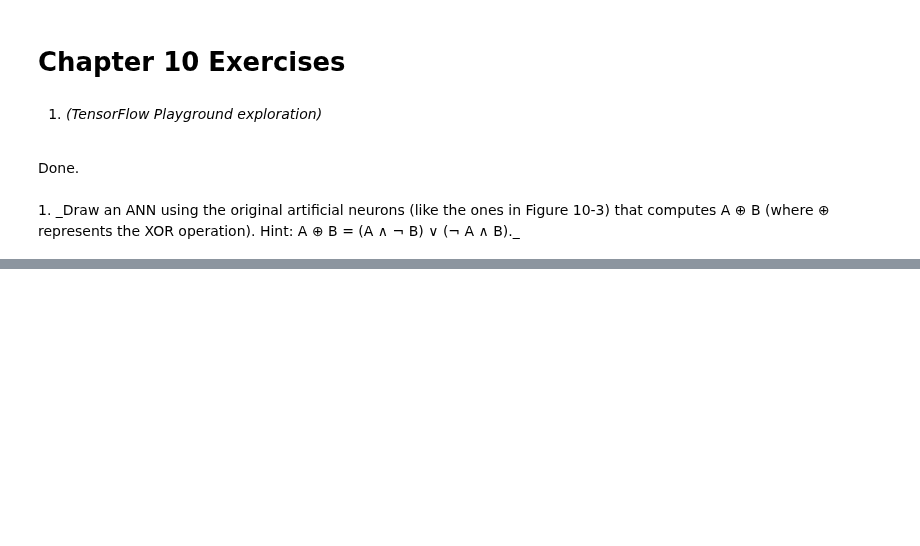
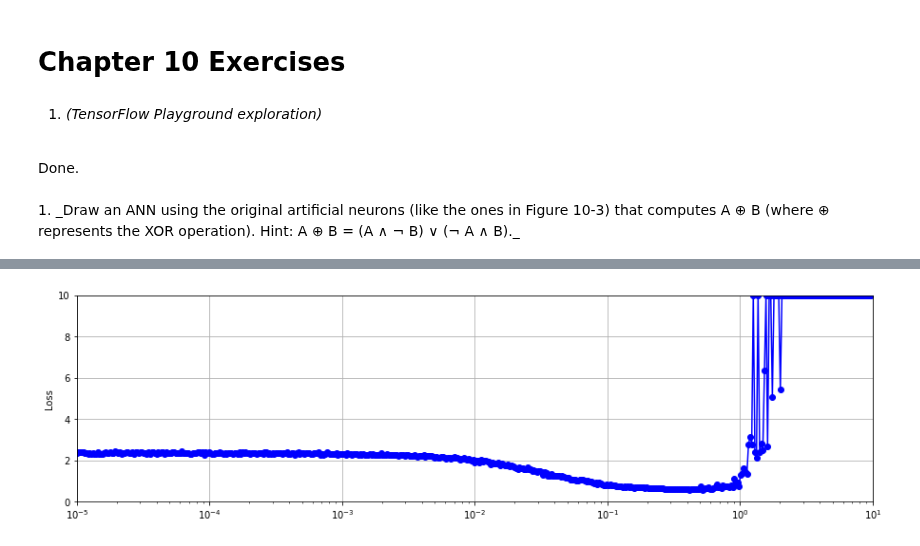
Before and after one commit to chrismarch/ml-exercises, a Jupyter notebook: 10_anns_w_keras.ipynb, the cells around one changed output, grey strips where cells are left out. Saved outputs shown, nothing was run; the diff lists cells and outputs as text; code cells hidden in the pictures; blank space fills up the shorter version.

```diff
--- a/10_anns_w_keras.ipynb
+++ b/10_anns_w_keras.ipynb
@@ -40,0 +100,20 @@ TODO Reverse-mode autodiff is the processes of automatically determining the gra
+# %%
+learning_rate = 1e-5
+learning_rates = []
+losses = []
+for i in range(0, 500):
+    model = tf.keras.Sequential([
+        tf.keras.layers.Flatten(input_shape=[28, 28]),
+        tf.keras.layers.Dense(300, activation="relu"),
+        tf.keras.layers.Dense(100, activation="relu"),
+        tf.keras.layers.Dense(10, activation="softmax")
+    ])
+    model.compile(loss="sparse_categorical_crossentropy",
+                  optimizer=tf.keras.optimizers.SGD(learning_rate=learning_rate),
+                  metrics=["accuracy"])
+    print(str(i+1) + " /500")
+    history = model.fit(X_train, y_train, epochs=1, steps_per_epoch=100,
+                     validation_data=(X_valid, y_valid))
+    learning_rates.append(learning_rate)
+    losses.append(history.history["loss"])
+    learning_rate *= (10/1e-5) ** (1/500)
@@ -40,0 +138,25 @@ TODO Reverse-mode autodiff is the processes of automatically determining the gra
+# %%
+import numpy as np
+import matplotlib.pyplot as plt
+
+group_range = range(5, 150, 5)
+
+
+losses_clamp = []
+for lossList in losses:
+    #print(lossList)
+    loss = lossList[0]
+    if np.isnan(loss):
+        loss = 10
+    losses_clamp.append(min(10,loss))
+
+
+plt.figure(figsize=(15, 4))
+plt.plot(learning_rates, losses_clamp, "bo-")
+plt.ylabel("Loss")
+plt.axis([1e-5, 10, 0, 10])
+plt.xscale("log")
+plt.grid()
+plt.show()
+# %% [output]
+[figure, added]
```
Also changed, not shown: parts of 11 cells of this notebook.
